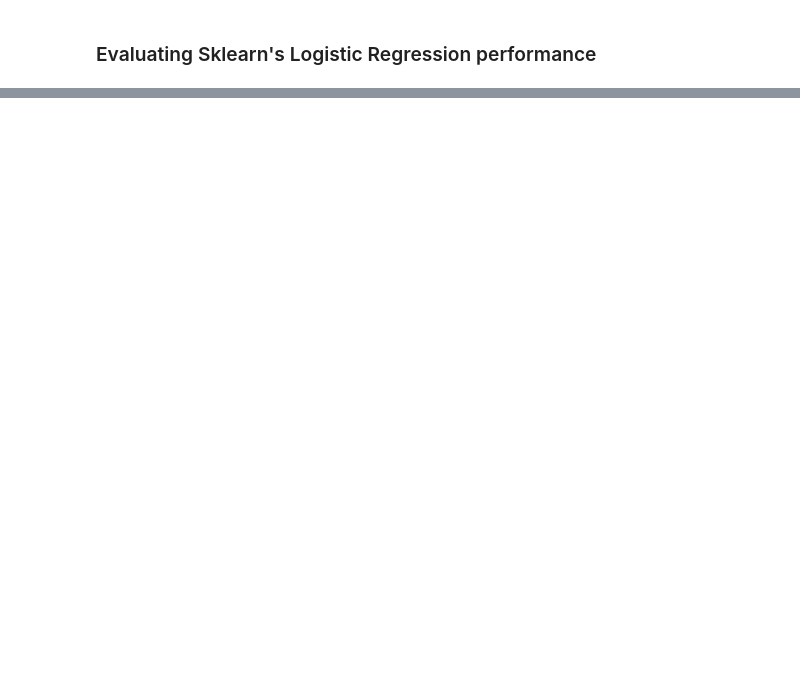
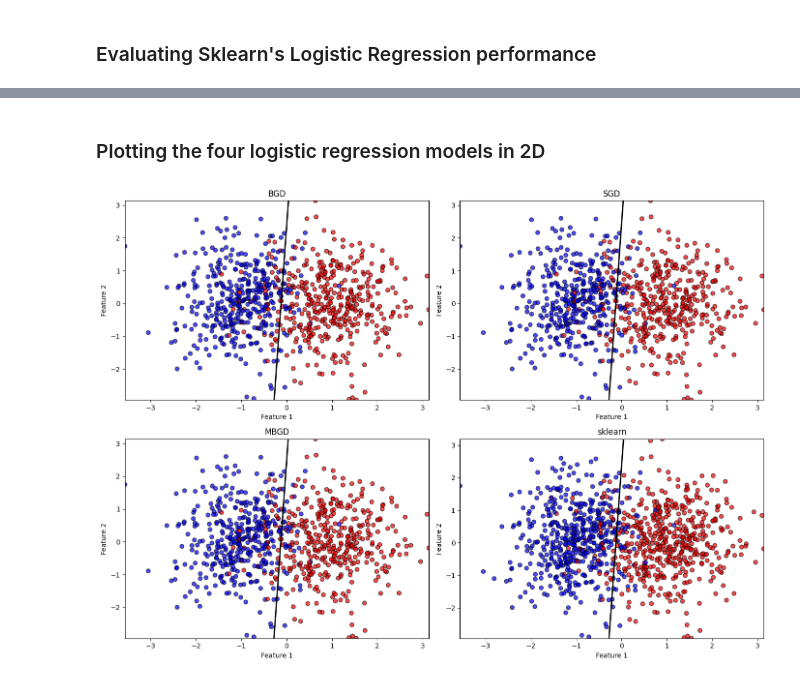
Before and after one commit to omarashraf03/Supervised-Learning, a Jupyter notebook: Task_2/task_2.ipynb, the cells around one changed output, grey strips where cells are left out. Saved outputs shown, nothing was run; the diff lists cells and outputs as text; code cells hidden in the pictures; blank space fills up the shorter version.

```diff
--- a/Task_2/task_2.ipynb
+++ b/Task_2/task_2.ipynb
@@ -363,0 +365,48 @@ plt.show()
+# %% [markdown]
+### Plotting the four logistic regression models in 2D
+# %%
+fig, axes = plt.subplots(2, 2, figsize=(14, 10))
+
+# Function to plot decision boundary in 2D
+def plot2D(W, X, y, ax, title):
+    x1_range = np.linspace(X[:, 0].min(), X[:, 0].max(), 100)
+    x2_range = np.linspace(X[:, 1].min(), X[:, 1].max(), 100)
+    X1, X2 = np.meshgrid(x1_range, x2_range)
+
+    # Compute decision boundary
+    Z = W[0] * X1 + W[1] * X2 + W[2]  # Assuming W = [W1, W2, b]
+
+
+    ax.contour(X1, X2, Z, levels=[0], colors="black", linewidths=2)
+    ax.scatter(X[:, 0], X[:, 1], c=y.flatten(), cmap="bwr", edgecolors="k", alpha=0.7)
+
+    ax.set_xlabel("Feature 1")
+    ax.set_ylabel("Feature 2")
+    ax.set_title(title)
+
+# Plot decision boundaries
+plot2D(W_cBGD, X_ctrain, y_ctrain, axes[0, 0], "BGD")
+plot2D(W_cSGD, X_ctrain, y_ctrain, axes[0, 1], "SGD")
+plot2D(W_cMBGD, X_ctrain, y_ctrain, axes[1, 0], "MBGD")
+
+# Logistic Regression Decision Boundary
+x1_range = np.linspace(X_class[:, 0].min(), X_class[:, 0].max(), 100)
+x2_range = np.linspace(X_class[:, 1].min(), X_class[:, 1].max(), 100)
+X1, X2 = np.meshgrid(x1_range, x2_range)
+
+W1_lr, W2_lr = lg.coef_[0]
+b_lr = lg.intercept_[0]
+Z_lr = W1_lr * X1 + W2_lr * X2 + b_lr
+
+ax4 = axes[1, 1]
+ax4.contour(X1, X2, Z_lr, levels=[0], colors="black", linewidths=2)
+ax4.scatter(X_class[:, 0], X_class[:, 1], c=y_class.flatten(), cmap="bwr", edgecolors="k", alpha=0.7)
+
+ax4.set_xlabel("Feature 1")
+ax4.set_ylabel("Feature 2")
+ax4.set_title("sklearn")
+
+plt.tight_layout()
+plt.show()
+# %% [output]
+[figure, added]
```
Also changed, not shown: parts of 17 cells of this notebook.
